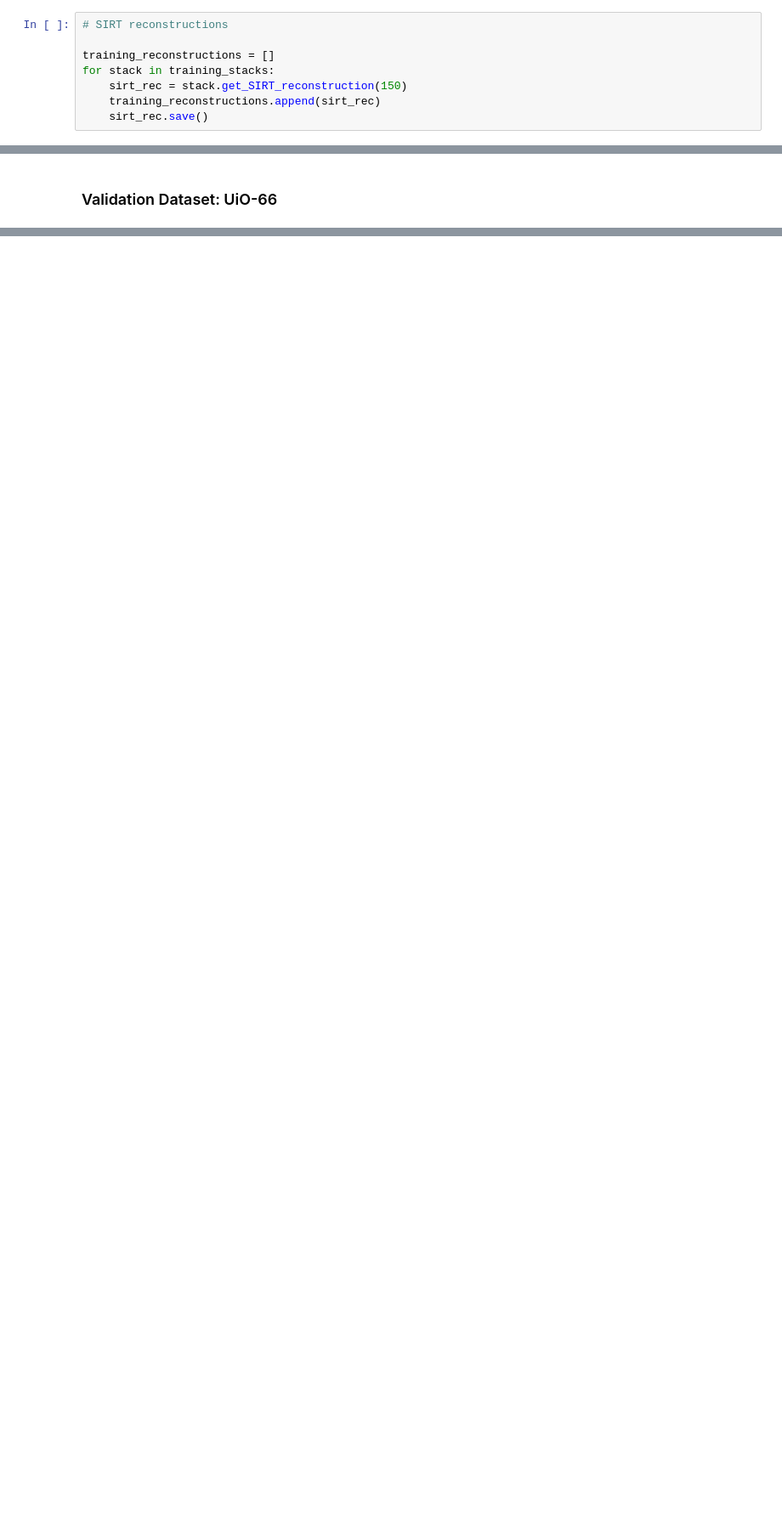
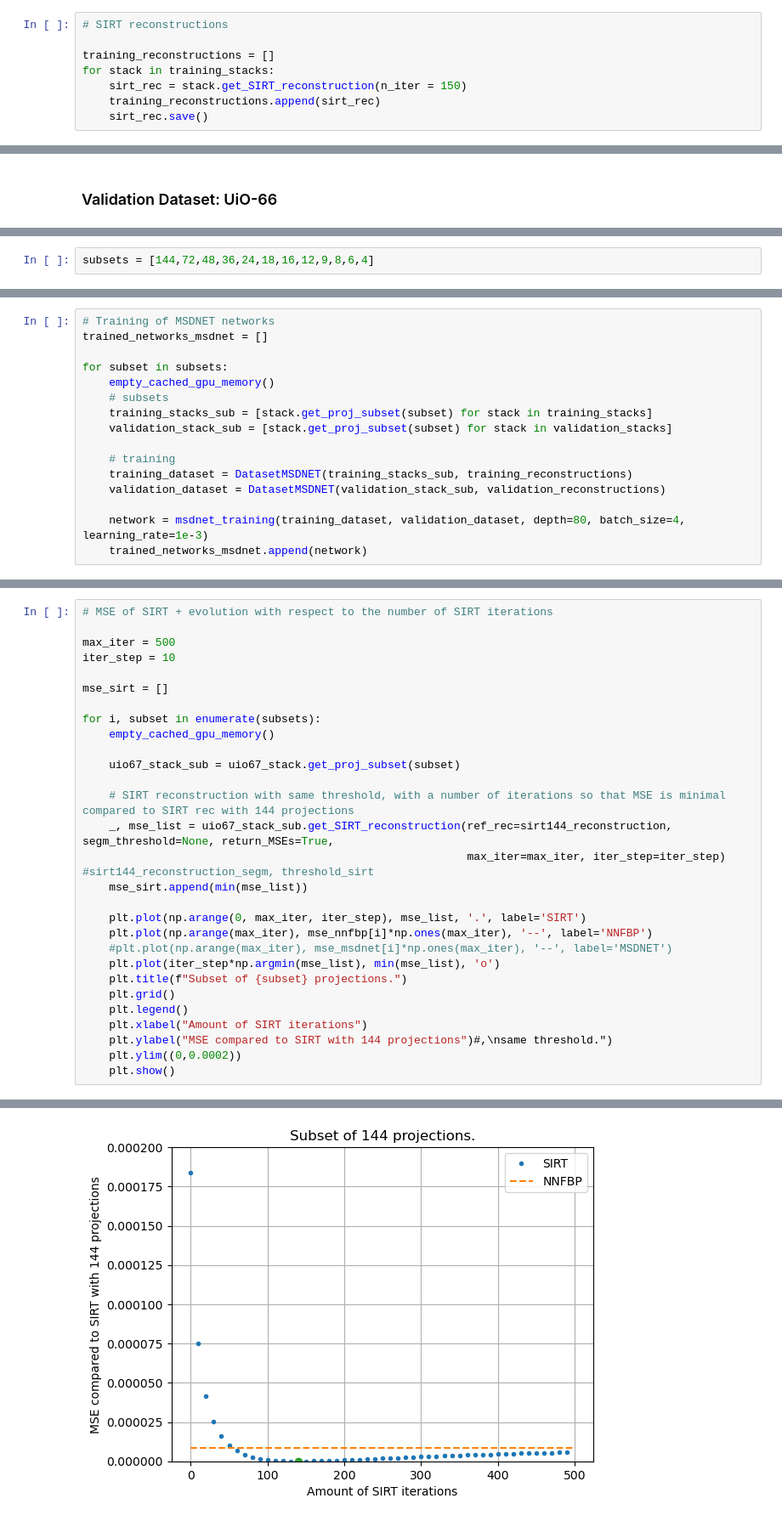
Before and after one commit to abranchut/nn-tomo-reconstruction, a Jupyter notebook: scripts/main.ipynb, the cells around one changed output, grey strips where cells are left out. Shown at 85% size. Cells and saved outputs as stored; diff of their text form; blank space fills up the shorter version.

Commit message:
msdnet, print updates, gpu memory fixes, plot utility functions

```diff
--- a/scripts/main.ipynb
+++ b/scripts/main.ipynb
@@ -101,7 +101,7 @@ File saved at c:\Users\Admin-tomo\Documents\tomo-reconstruction-alix\github_repo
 
 training_reconstructions = []
 for stack in training_stacks:
-    sirt_rec = stack.get_SIRT_reconstruction(150)
+    sirt_rec = stack.get_SIRT_reconstruction(n_iter = 150)
     training_reconstructions.append(sirt_rec)
     sirt_rec.save()
 # %% [output]
@@ -289,0 +226,2 @@ MSE between SIRT with 72 proj and NNFBP with 8 projs: 0.00029417872428894043
+# %%
+subsets = [144,72,48,36,24,18,16,12,9,8,6,4]
@@ -289,0 +278,16 @@ MSE between SIRT with 72 proj and NNFBP with 8 projs: 0.00029417872428894043
+# %%
+# Training of MSDNET networks
+trained_networks_msdnet = []
+
+for subset in subsets:
+    empty_cached_gpu_memory()
+    # subsets
+    training_stacks_sub = [stack.get_proj_subset(subset) for stack in training_stacks]
+    validation_stack_sub = [stack.get_proj_subset(subset) for stack in validation_stacks]
+
+    # training
+    training_dataset = DatasetMSDNET(training_stacks_sub, training_reconstructions)
+    validation_dataset = DatasetMSDNET(validation_stack_sub, validation_reconstructions)
+
+    network = msdnet_training(training_dataset, validation_dataset, depth=80, batch_size=4, learning_rate=1e-3)
+    trained_networks_msdnet.append(network)
@@ -289,0 +297,30 @@ MSE between SIRT with 72 proj and NNFBP with 8 projs: 0.00029417872428894043
+# %%
+# MSE of SIRT + evolution with respect to the number of SIRT iterations
+
+max_iter = 500
+iter_step = 10
+
+mse_sirt = []
+
+for i, subset in enumerate(subsets):
+    empty_cached_gpu_memory()
+
+    uio67_stack_sub = uio67_stack.get_proj_subset(subset)
+
+    # SIRT reconstruction with same threshold, with a number of iterations so that MSE is minimal compared to SIRT rec with 144 projections
+    _, mse_list = uio67_stack_sub.get_SIRT_reconstruction(ref_rec=sirt144_reconstruction, segm_threshold=None, return_MSEs=True,
+                                                          max_iter=max_iter, iter_step=iter_step) #sirt144_reconstruction_segm, threshold_sirt
+    mse_sirt.append(min(mse_list))
+
+    plt.plot(np.arange(0, max_iter, iter_step), mse_list, '.', label='SIRT')
+    plt.plot(np.arange(max_iter), mse_nnfbp[i]*np.ones(max_iter), '--', label='NNFBP')
+    #plt.plot(np.arange(max_iter), mse_msdnet[i]*np.ones(max_iter), '--', label='MSDNET')
+    plt.plot(iter_step*np.argmin(mse_list), min(mse_list), 'o')
+    plt.title(f"Subset of {subset} projections.")
+    plt.grid()
+    plt.legend()
+    plt.xlabel("Amount of SIRT iterations")
+    plt.ylabel("MSE compared to SIRT with 144 projections")#,\nsame threshold.")
+    plt.ylim((0,0.0002))
+    plt.show()
+# %% [output]
@@ -289,0 +328 @@ MSE between SIRT with 72 proj and NNFBP with 8 projs: 0.00029417872428894043
+[figure, added]
```
Also changed, not shown: parts of 26 cells of this notebook, 9 other files.
